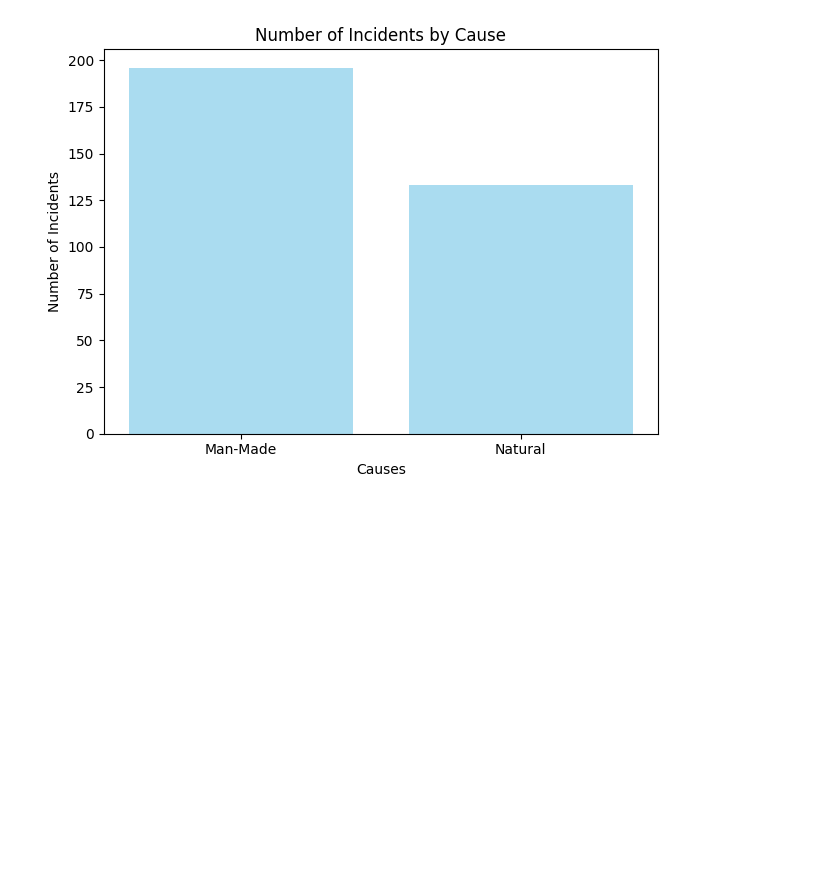
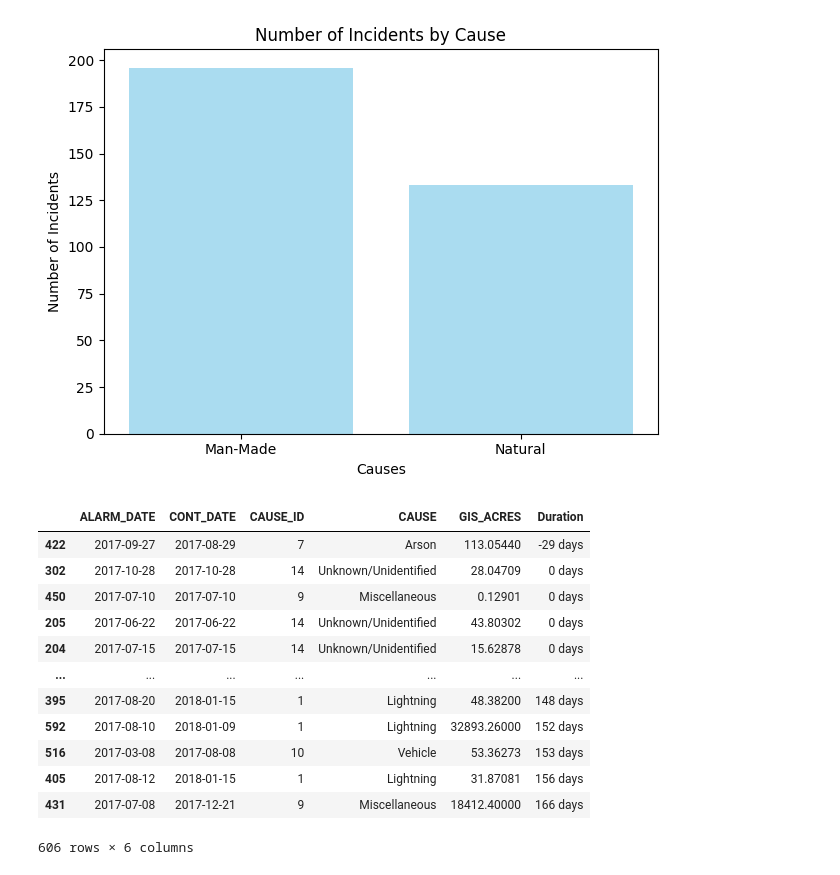
Before and after one commit to epsilonite/pandas-project, a Jupyter notebook: California Wildfire Seasonality/Long/Ignition_Source_2017.ipynb, the cells around one changed output. Cells and saved outputs as stored; diff of their text form; code cells hidden in the pictures; blank space fills up the shorter version.

```diff
--- a/California Wildfire Seasonality/Long/Ignition_Source_2017.ipynb
+++ b/California Wildfire Seasonality/Long/Ignition_Source_2017.ipynb
@@ -207,6 +207,22 @@ plt.tight_layout()
 plt.show()
 # %% [output]
 [figure]
+# %%
+fire_gdf.sort_values(by='Duration')
+# %% [output]
+|  | ALARM_DATE | CONT_DATE | CAUSE_ID | CAUSE | GIS_ACRES | Duration |
+| 422 | 2017-09-27 | 2017-08-29 | 7 | Arson | 113.05440 | -29 days |
+| 302 | 2017-10-28 | 2017-10-28 | 14 | Unknown/Unidentified | 28.04709 | 0 days |
+| 450 | 2017-07-10 | 2017-07-10 | 9 | Miscellaneous | 0.12901 | 0 days |
+| 205 | 2017-06-22 | 2017-06-22 | 14 | Unknown/Unidentified | 43.80302 | 0 days |
+| 204 | 2017-07-15 | 2017-07-15 | 14 | Unknown/Unidentified | 15.62878 | 0 days |
+| ... | ... | ... | ... | ... | ... | ... |
+| 395 | 2017-08-20 | 2018-01-15 | 1 | Lightning | 48.38200 | 148 days |
+| 592 | 2017-08-10 | 2018-01-09 | 1 | Lightning | 32893.26000 | 152 days |
+| 516 | 2017-03-08 | 2017-08-08 | 10 | Vehicle | 53.36273 | 153 days |
+| 405 | 2017-08-12 | 2018-01-15 | 1 | Lightning | 31.87081 | 156 days |
+| 431 | 2017-07-08 | 2017-12-21 | 9 | Miscellaneous | 18412.40000 | 166 days |
+606 rows × 6 columns
 # %%
 cause_list = fire_gdf['CAUSE'].unique()
 value_to_remove = 'Miscellaneous'
```
Also changed, not shown: parts of 1 cell of this notebook, 5 other files.
